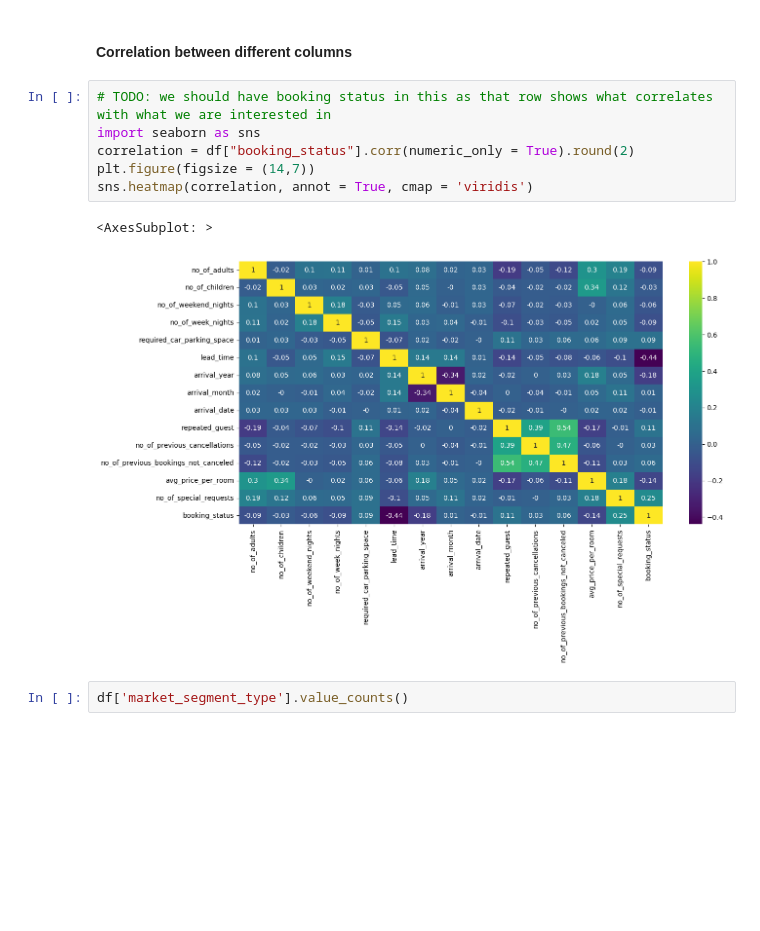
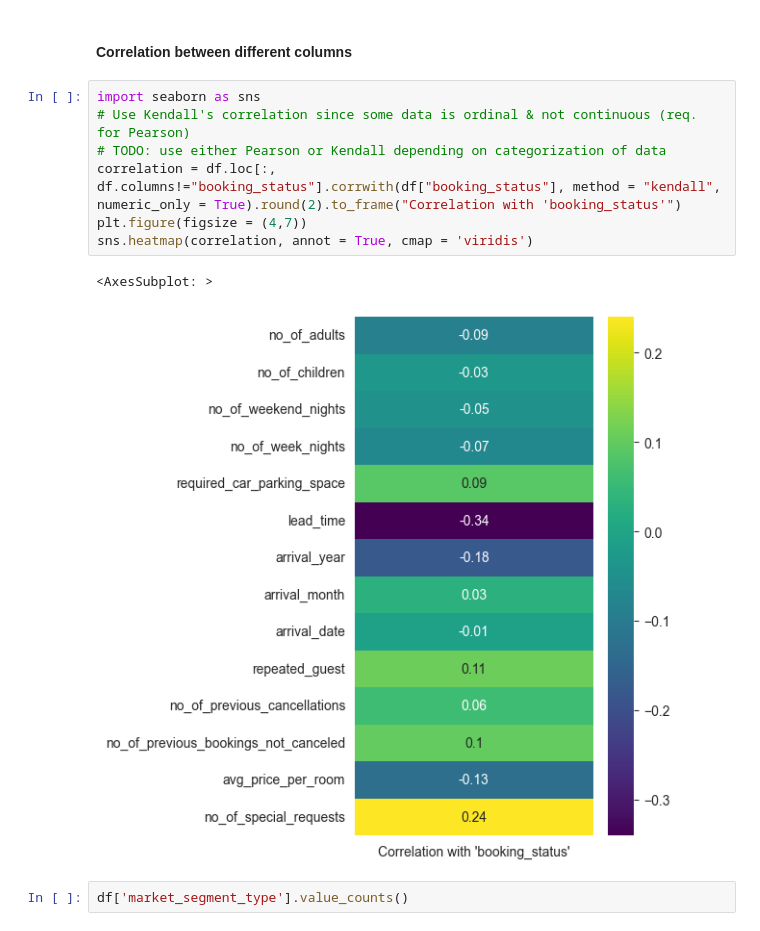
Before and after one commit to cwali09/ML-Lab-1, a Jupyter notebook: main.ipynb, the cells around one changed output. Drawn from its saved outputs; the diff is of its cells as text; blank space fills up the shorter version.

Commit message:
Modify correlation computation
Only correlate between each feature and booking_status + use Kendall correlation instead of Pearson

```diff
--- a/main.ipynb
+++ b/main.ipynb
@@ -221,15 +221,16 @@ None
 ## 3. Data visualization
 # %% [markdown]
 #### Correlation between different columns
-# %%
-# TODO: we should have booking status in this as that row shows what correlates with what we are interested in
-import seaborn as sns
-correlation = df["booking_status"].corr(numeric_only = True).round(2)
-plt.figure(figsize = (14,7))
-sns.heatmap(correlation, annot = True, cmap = 'viridis')
-# %% [output]
-<AxesSubplot: >
-[figure, removed]
+# %%
+import seaborn as sns
+# Use Kendall's correlation since some data is ordinal & not continuous (req. for Pearson)
+# TODO: use either Pearson or Kendall depending on categorization of data
+correlation = df.loc[:, df.columns!="booking_status"].corrwith(df["booking_status"], method = "kendall", numeric_only = True).round(2).to_frame("Correlation with 'booking_status'")
+plt.figure(figsize = (4,7))
+sns.heatmap(correlation, annot = True, cmap = 'viridis')
+# %% [output]
+<AxesSubplot: >
+[figure, added]
 # %%
 df['market_segment_type'].value_counts()
 # %% [output]
```
Also changed, not shown: parts of 2 cells of this notebook.
